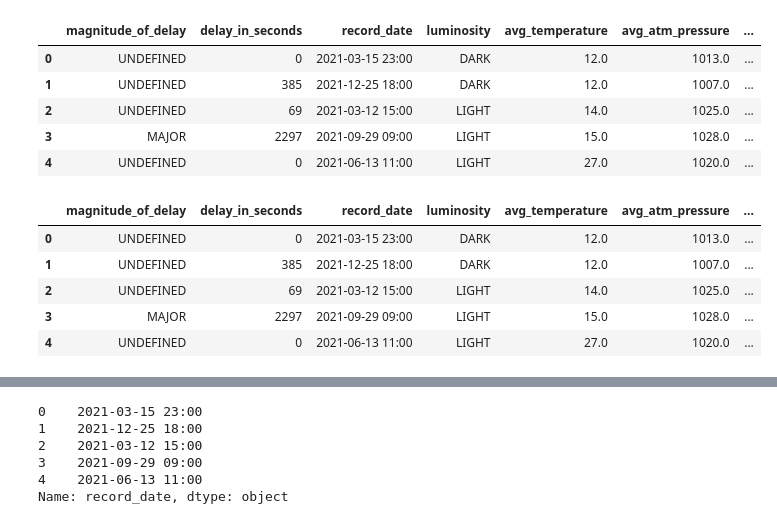
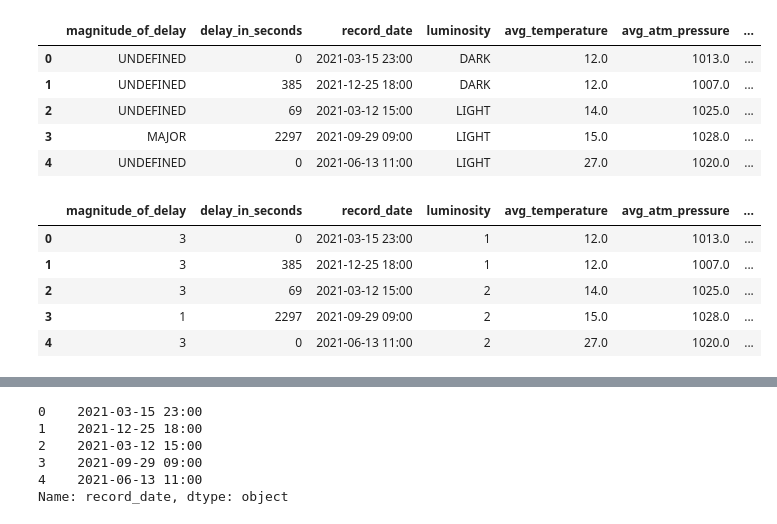
Before and after one commit to joanaaVO/Projeto-DAA, a Jupyter notebook: src/incidents_db.ipynb, the cells around one changed output, grey strips where cells are left out. Cells and saved outputs as stored; diff of their text form; code cells hidden in the pictures.

Commit message:
label encodig e tentativa de modelo

```diff
--- a/src/incidents_db.ipynb
+++ b/src/incidents_db.ipynb
@@ -311,3 +335,16 @@ replace_map_comp={'incidents':{k: v for k,v in zip(labels,list(range(1,len(label
 print(replace_map_comp)
 # %% [output]
 {'incidents': {'High': 1, 'Low': 2, 'Medium': 3, 'None': 4, 'Very_High': 5}}
+# %%
+# luminosity
+labels=db_r1['luminosity'].astype('category').cat.categories.tolist()
+replace_map_lum={'luminosity':{k: v for k,v in zip(labels,list(range(1,len(labels)+1)))}}
+print(replace_map_lum)
+# magnitude of delay
+labels=db_r1['magnitude_of_delay'].astype('category').cat.categories.tolist()
+replace_map_mag={'magnitude_of_delay':{k: v for k,v in zip(labels,list(range(1,len(labels)+1)))}}
+print(replace_map_mag)
+# avg_rain
+labels=db_r1['avg_rain'].astype('category').cat.categories.tolist()
+replace_map_rain={'avg_rain':{k: v for k,v in zip(labels,list(range(1,len(labels)+1)))}}
+print(replace_map_rain)
@@ -322,13 +363,16 @@ db_r1.head()
 | 4 | UNDEFINED | 0 | 2021-06-13 11:00 | LIGHT | 27.0 | 1020.0 | ... |
 # %%
 db_r1.replace(replace_map_comp, inplace=True)
+db_r1.replace(replace_map_lum, inplace=True)
+db_r1.replace(replace_map_mag, inplace=True)
+db_r1.replace(replace_map_rain, inplace=True)
 db_r1.head()
 # %% [output]
 |  | magnitude_of_delay | delay_in_seconds | record_date | luminosity | avg_temperature | avg_atm_pressure | ... |
-| 0 | UNDEFINED | 0 | 2021-03-15 23:00 | DARK | 12.0 | 1013.0 | ... |
-| 1 | UNDEFINED | 385 | 2021-12-25 18:00 | DARK | 12.0 | 1007.0 | ... |
-| 2 | UNDEFINED | 69 | 2021-03-12 15:00 | LIGHT | 14.0 | 1025.0 | ... |
-| 3 | MAJOR | 2297 | 2021-09-29 09:00 | LIGHT | 15.0 | 1028.0 | ... |
-| 4 | UNDEFINED | 0 | 2021-06-13 11:00 | LIGHT | 27.0 | 1020.0 | ... |
+| 0 | 3 | 0 | 2021-03-15 23:00 | 1 | 12.0 | 1013.0 | ... |
+| 1 | 3 | 385 | 2021-12-25 18:00 | 1 | 12.0 | 1007.0 | ... |
+| 2 | 3 | 69 | 2021-03-12 15:00 | 2 | 14.0 | 1025.0 | ... |
+| 3 | 1 | 2297 | 2021-09-29 09:00 | 2 | 15.0 | 1028.0 | ... |
+| 4 | 3 | 0 | 2021-06-13 11:00 | 2 | 27.0 | 1020.0 | ... |
 # %%
 print(db_r1['incidents'].dtypes)
```
Also changed, not shown: parts of 25 cells of this notebook.
